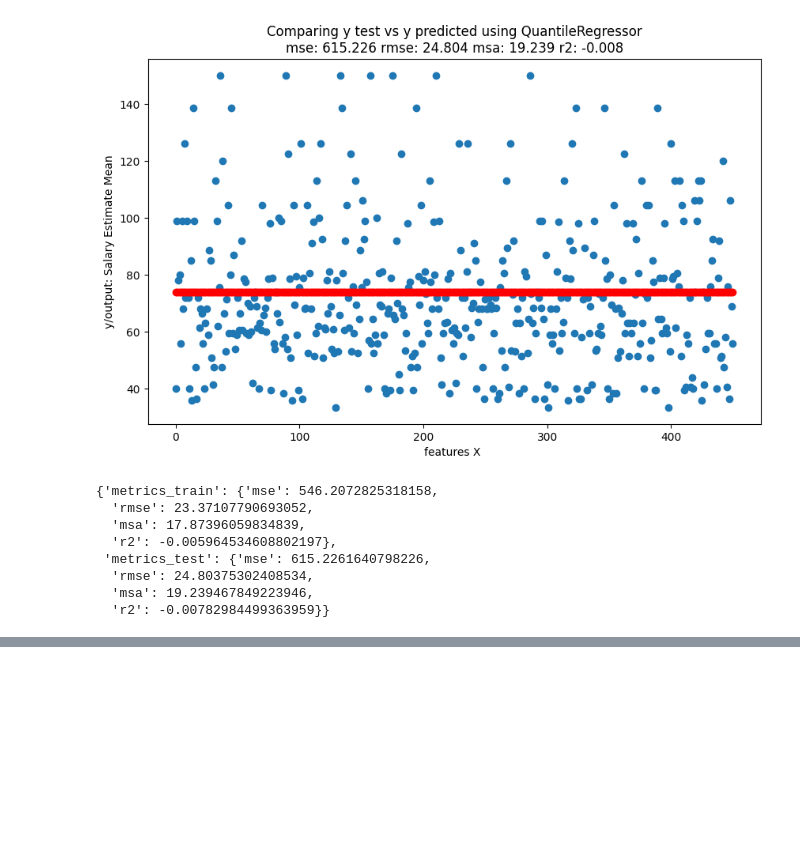
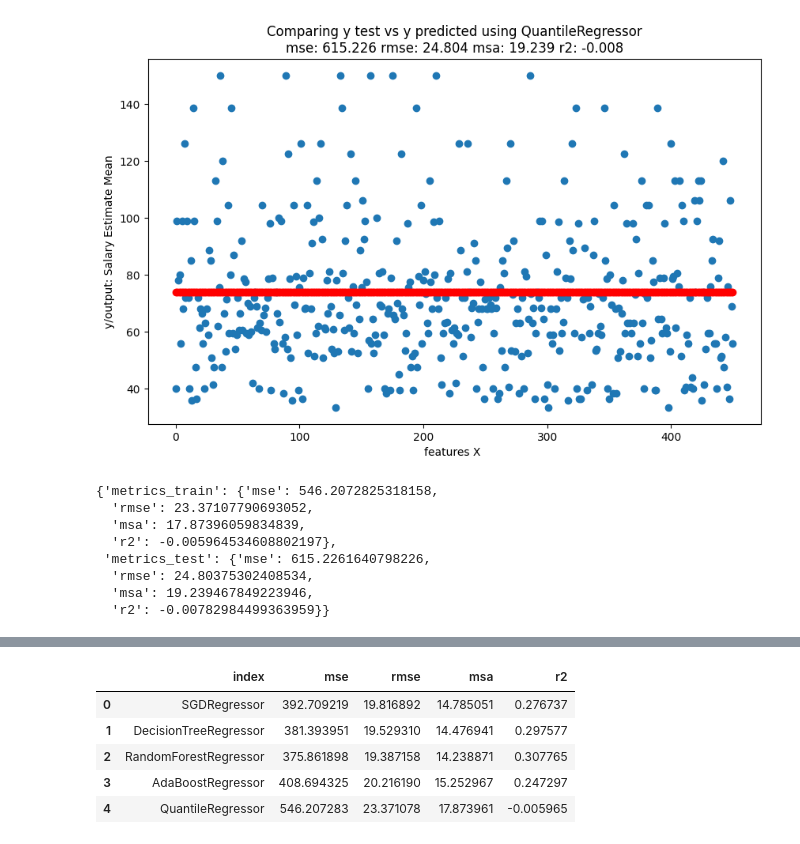
Before and after one commit to LeonardoBolanos/machine_learning_s3_2024, a Jupyter notebook: notebooks/Final_Project/3.0-lobr-modelos-final-project-regressors.ipynb, the cells around one changed output, grey strips where cells are left out. Saved outputs shown, nothing was run; the diff lists cells and outputs as text; code cells hidden in the pictures; blank space fills up the shorter version.

```diff
--- a/notebooks/Final_Project/3.0-lobr-modelos-final-project-regressors.ipynb
+++ b/notebooks/Final_Project/3.0-lobr-modelos-final-project-regressors.ipynb
@@ -492,0 +531,10 @@ r2: -0.00782984499363959
+# %%
+results_metrics_train_df=generateDataFrameResults(regression_metrics_dict_train)
+results_metrics_train_df
+# %% [output]
+|  | index | mse | rmse | msa | r2 |
+| 0 | SGDRegressor | 392.709219 | 19.816892 | 14.785051 | 0.276737 |
+| 1 | DecisionTreeRegressor | 381.393951 | 19.529310 | 14.476941 | 0.297577 |
+| 2 | RandomForestRegressor | 375.861898 | 19.387158 | 14.238871 | 0.307765 |
+| 3 | AdaBoostRegressor | 408.694325 | 20.216190 | 15.252967 | 0.247297 |
+| 4 | QuantileRegressor | 546.207283 | 23.371078 | 17.873961 | -0.005965 |
```
Also changed, not shown: parts of 15 cells of this notebook.
